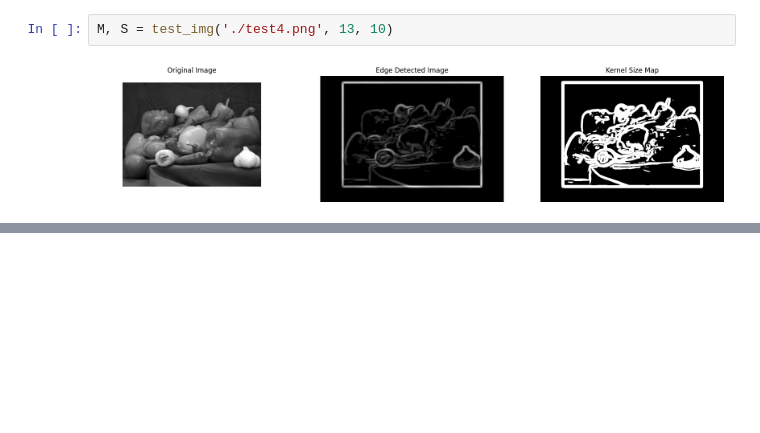
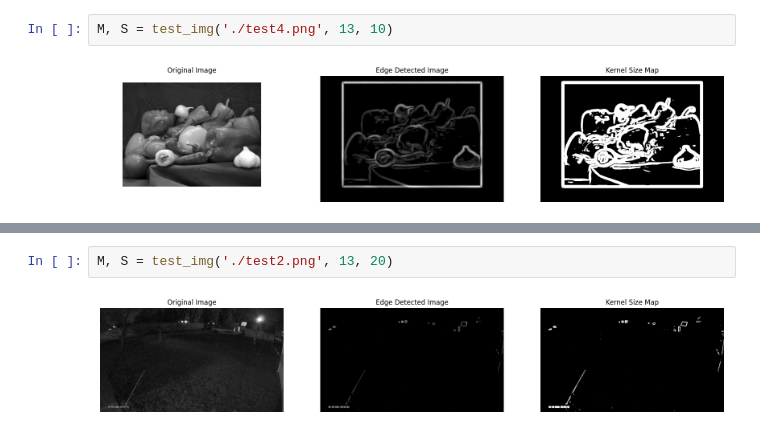
Before and after one commit to alyraafat/Computer-Vision-Assignments, a Jupyter notebook: assignment2/Assignment2.ipynb, the cells around one changed output, grey strips where cells are left out. Cells and saved outputs as stored; diff of their text form; blank space fills up the shorter version.

```diff
--- a/assignment2/Assignment2.ipynb
+++ b/assignment2/Assignment2.ipynb
@@ -165,0 +174,4 @@ M, S = test_img('./test4.png', 13, 10)
+# %%
+M, S = test_img('./test2.png', 13, 20)
+# %% [output]
+[figure, added]
```
Also changed, not shown: parts of 6 cells of this notebook.
